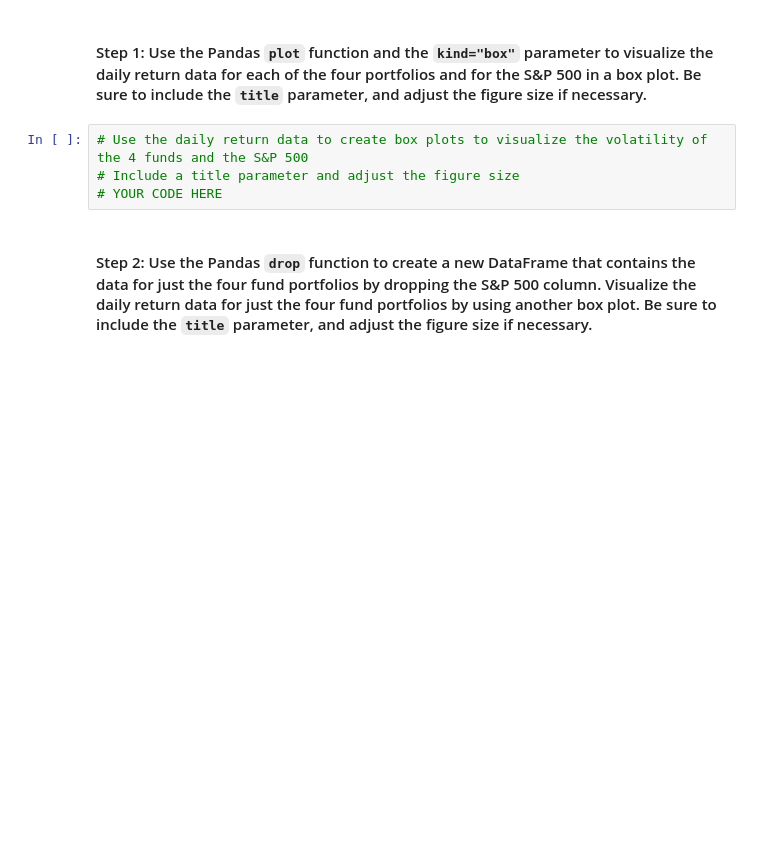
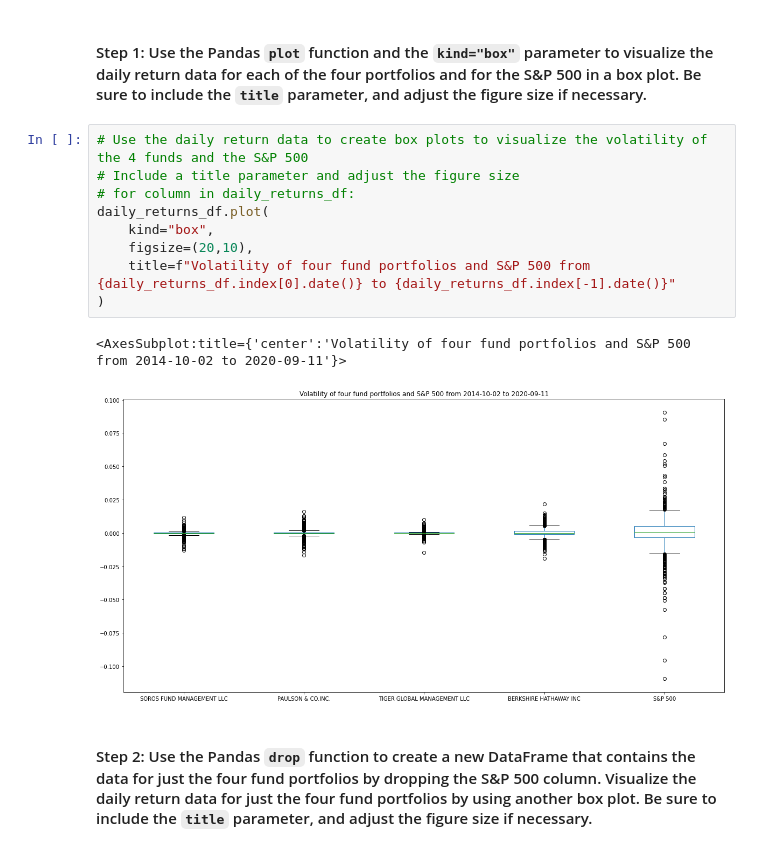
Before and after one commit to woodedlawn/module_4_challenge, a Jupyter notebook: risk_return_analysis.ipynb, the cells around one changed output. Saved outputs shown, nothing was run; the diff lists cells and outputs as text; blank space fills up the shorter version.

Commit message:
add volatility analysis

```diff
--- a/risk_return_analysis.ipynb
+++ b/risk_return_analysis.ipynb
@@ -201,7 +201,15 @@ Analyze the volatility of each of the four fund portfolios and of the S&P 500 In
 # %%
 # Use the daily return data to create box plots to visualize the volatility of the 4 funds and the S&P 500
 # Include a title parameter and adjust the figure size
-# YOUR CODE HERE
+# for column in daily_returns_df:
+daily_returns_df.plot(
+    kind="box",
+    figsize=(20,10),
+    title=f"Volatility of four fund portfolios and S&P 500 from {daily_returns_df.index[0].date()} to {daily_returns_df.index[-1].date()}"
+)
+# %% [output]
+<AxesSubplot:title={'center':'Volatility of four fund portfolios and S&P 500 from 2014-10-02 to 2020-09-11'}>
+[figure, added]
 # %% [markdown]
 #### Step 2: Use the Pandas `drop` function to create a new DataFrame that contains the data for just the four fund portfolios by dropping the S&P 500 column. Visualize the daily return data for just the four fund portfolios by using another box plot. Be sure to include the `title` parameter, and adjust the figure size if necessary.
 # %%
```
Also changed, not shown: parts of 3 cells of this notebook.
